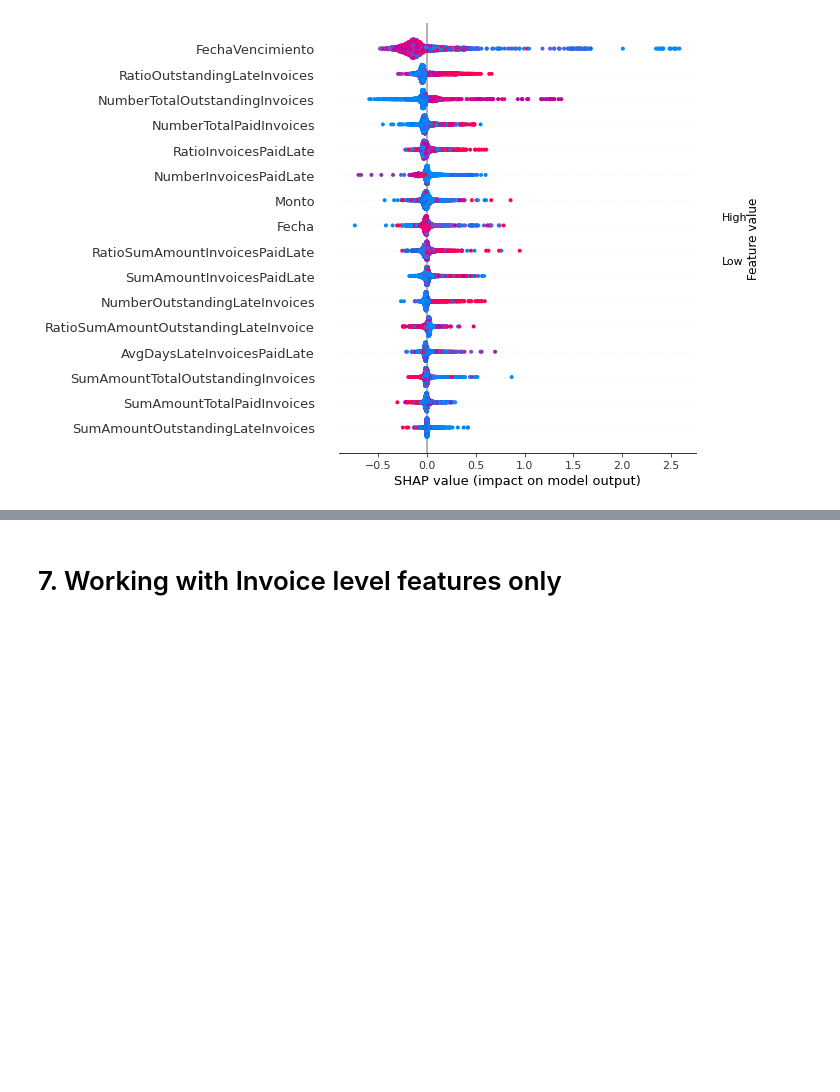
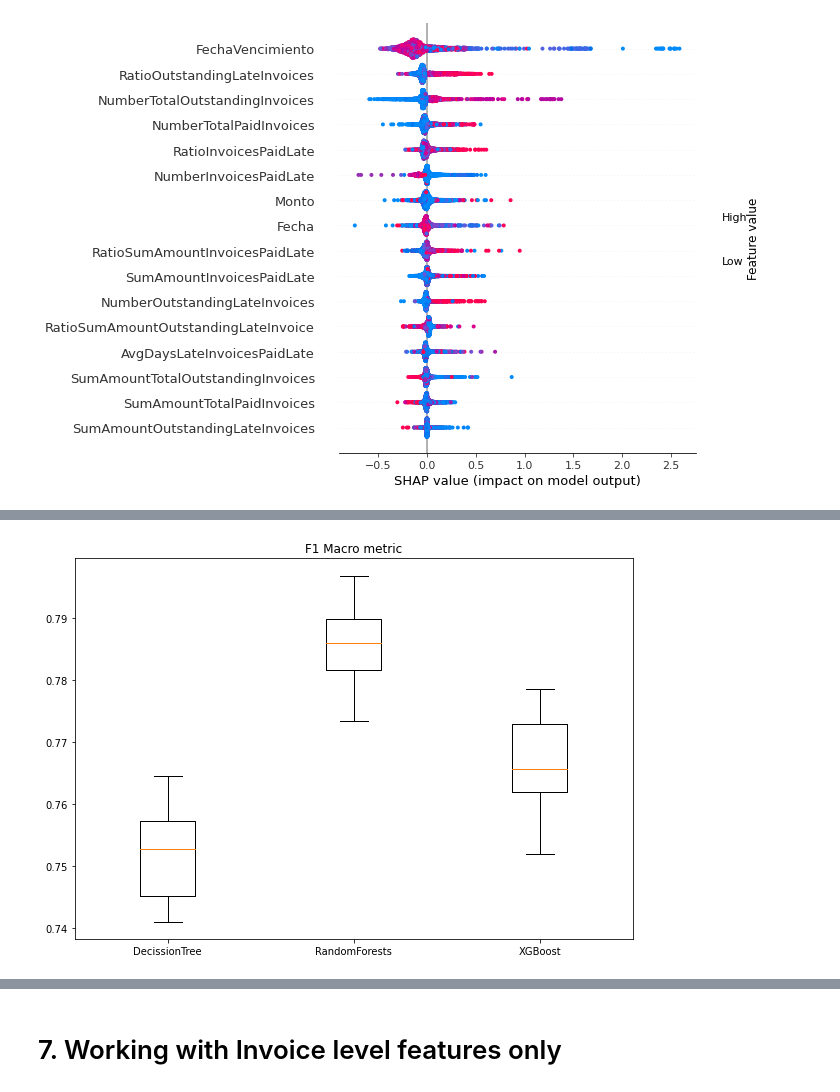
Before and after one commit to jrolopez20/blu-ml, a Jupyter notebook: Forecasting account receivables - Multi Class Classification.ipynb, the cells around one changed output, grey strips where cells are left out. Cells and saved outputs as stored; diff of their text form; code cells hidden in the pictures; blank space fills up the shorter version.

```diff
--- a/Forecasting account receivables - Multi Class Classification.ipynb
+++ b/Forecasting account receivables - Multi Class Classification.ipynb
@@ -553,0 +606,10 @@ print(accuracies)
+# %%
+from sklearn.model_selection import ShuffleSplit
+cv = ShuffleSplit(n_splits=30, test_size=0.3, random_state=0)
+scores_tree = cross_val_score(tree, X, y, cv=cv, scoring='f1_macro')
+print(scores_tree)
+print('-----------------')
+scores_rf = cross_val_score(rf_clf, X, y, cv=cv, scoring='f1_macro')
+
+print('-----------------')
+scores_xgb = cross_val_score(xgb, X, y, cv=cv, scoring='f1_macro')
@@ -553,0 +654,12 @@ print(accuracies)
+# %%
+# Boxplots after running 30 times
+fig = plt.figure(figsize =(10, 7))
+
+# Creating plot
+plt.boxplot([scores_tree, scores_rf, scores_xgb], labels=models_name)
+plt.title("F1 Macro metric")
+
+# show plot
+plt.show()
+# %% [output]
+[figure, added]
```
Also changed, not shown: parts of 21 cells of this notebook.
